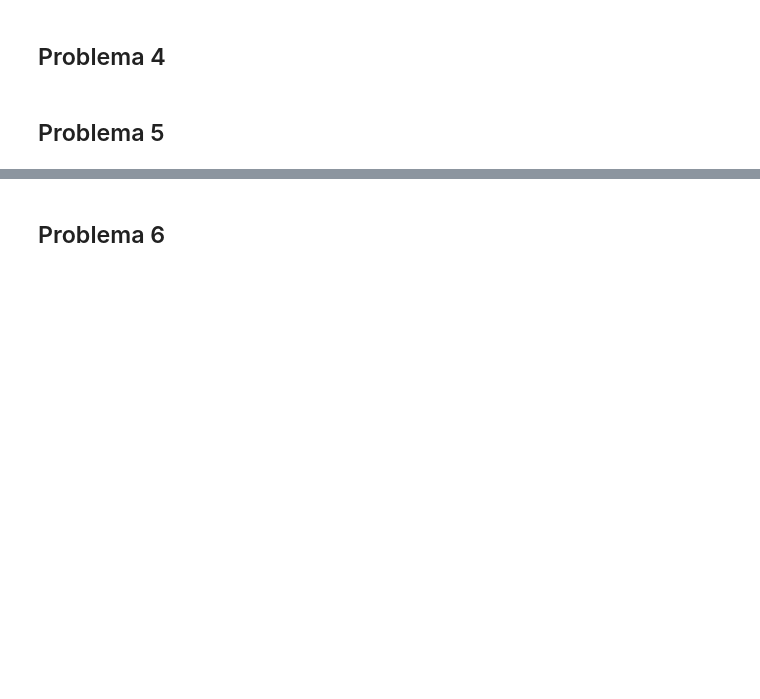
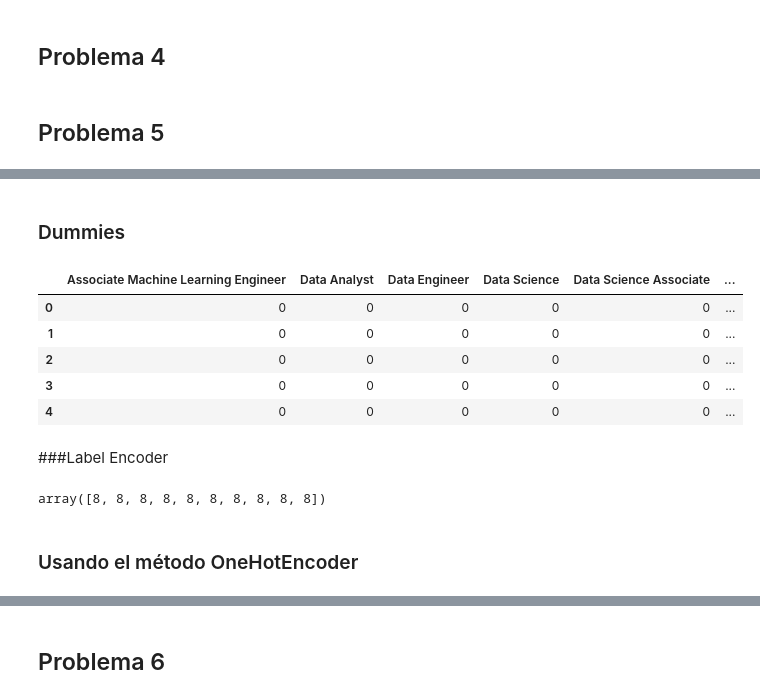
Before and after one commit to CoolfaceJerkCity/PythonIntermedio2022, a Jupyter notebook: Lec6_Preprocessing.ipynb, the cells around one changed output, grey strips where cells are left out. Cells and saved outputs as stored; diff of their text form; code cells hidden in the pictures; blank space fills up the shorter version.

```diff
--- a/Lec6_Preprocessing.ipynb
+++ b/Lec6_Preprocessing.ipynb
@@ -94,3 +161,5 @@ plt.show()
 ## Problema 5
 # %%
 # Para la data de hotencoding realice hot encoding
+df_empleos = pd.read_csv("https://raw.githubusercontent.com/pedrorotta/PythonIntermedio2022/main/clase5/hotencoding.csv")
+display(df_empleos.head())
@@ -96,0 +201,19 @@ plt.show()
+# %% [markdown]
+### Dummies
+# %%
+from sklearn.preprocessing import LabelEncoder
+from sklearn.preprocessing import OneHotEncoder
+from pandas import get_dummies
+
+hot_encoding = get_dummies(df_empleos['Job Title']) #Usando get_dummies
+# %%
+hot_encoding.head()
+# %% [output]
+|  | Associate Machine Learning Engineer | Data Analyst | Data Engineer | Data Science | Data Science Associate | ... |
+| 0 | 0 | 0 | 0 | 0 | 0 | ... |
+| 1 | 0 | 0 | 0 | 0 | 0 | ... |
+| 2 | 0 | 0 | 0 | 0 | 0 | ... |
+| 3 | 0 | 0 | 0 | 0 | 0 | ... |
+| 4 | 0 | 0 | 0 | 0 | 0 | ... |
+# %% [markdown]
+###Label Encoder
@@ -96,0 +223,4 @@ plt.show()
+# %%
+encodex[0:10]
+# %% [output]
+array([8, 8, 8, 8, 8, 8, 8, 8, 8, 8])
@@ -96,0 +229,2 @@ plt.show()
+# %% [markdown]
+### Usando el método OneHotEncoder
```
Also changed, not shown: parts of 16 cells of this notebook.
